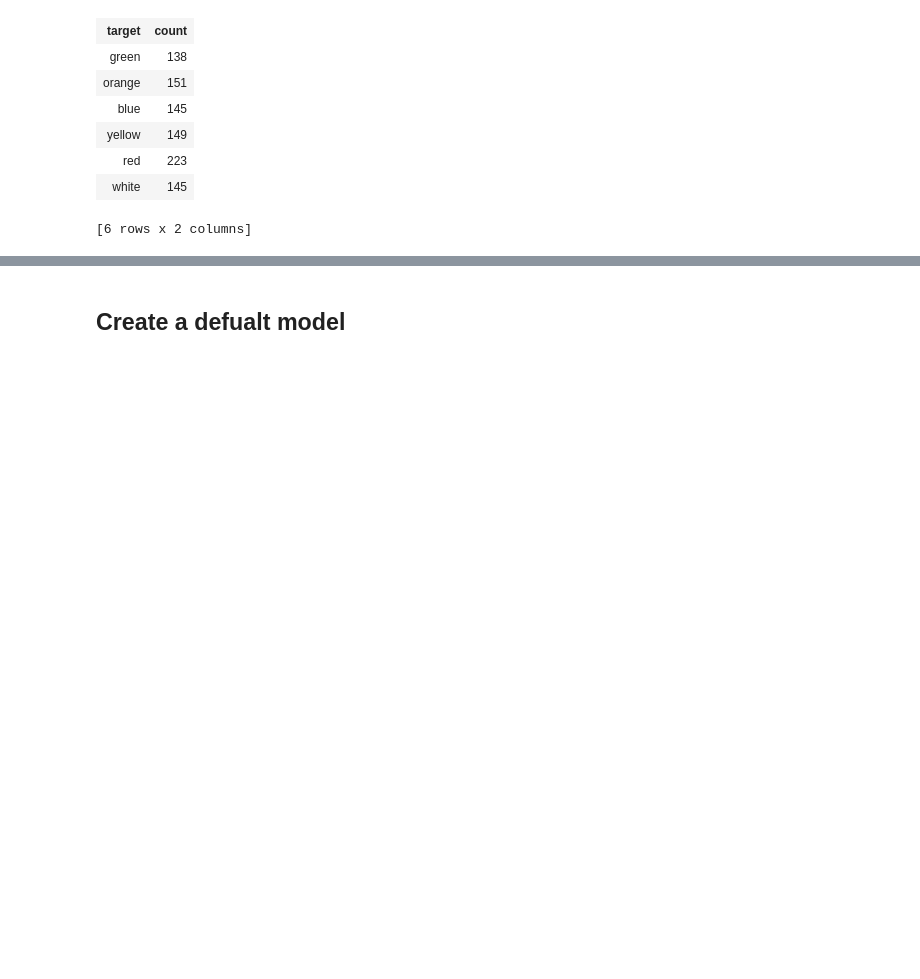
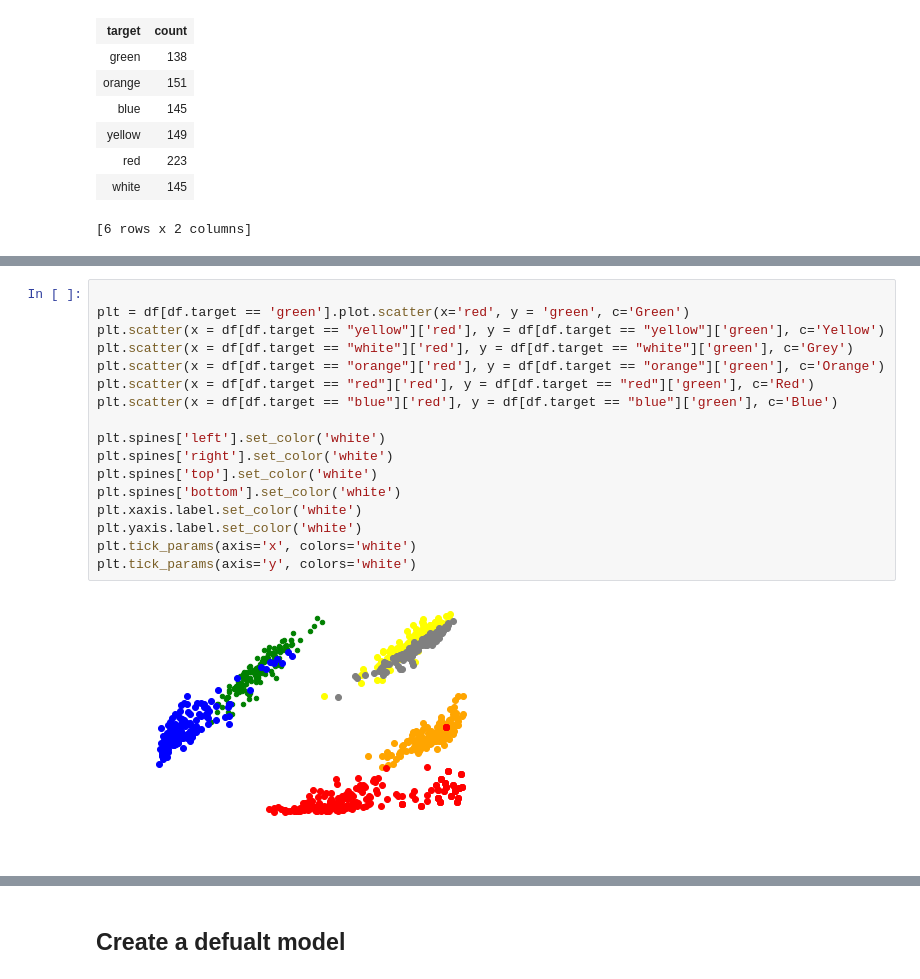
Before and after one commit to nlarsensmu/LearnedRubiks, a Jupyter notebook: Notebooks/Train Model for Colors.ipynb, the cells around one changed output, grey strips where cells are left out. Saved outputs shown, nothing was run; the diff lists cells and outputs as text; blank space fills up the shorter version.

```diff
--- a/Notebooks/Train Model for Colors.ipynb
+++ b/Notebooks/Train Model for Colors.ipynb
@@ -136,0 +104,19 @@ plt.scatter(x = df[df.target == "blue"]['blue'], y = df[df.target == "blue"]['gr
+# %%
+
+plt = df[df.target == 'green'].plot.scatter(x='red', y = 'green', c='Green')
+plt.scatter(x = df[df.target == "yellow"]['red'], y = df[df.target == "yellow"]['green'], c='Yellow')
+plt.scatter(x = df[df.target == "white"]['red'], y = df[df.target == "white"]['green'], c='Grey')
+plt.scatter(x = df[df.target == "orange"]['red'], y = df[df.target == "orange"]['green'], c='Orange')
+plt.scatter(x = df[df.target == "red"]['red'], y = df[df.target == "red"]['green'], c='Red')
+plt.scatter(x = df[df.target == "blue"]['red'], y = df[df.target == "blue"]['green'], c='Blue')
+
+plt.spines['left'].set_color('white')
+plt.spines['right'].set_color('white')
+plt.spines['top'].set_color('white')
+plt.spines['bottom'].set_color('white')
+plt.xaxis.label.set_color('white')
+plt.yaxis.label.set_color('white')
+plt.tick_params(axis='x', colors='white')
+plt.tick_params(axis='y', colors='white')
+# %% [output]
+[figure, added]
```
Also changed, not shown: parts of 15 cells of this notebook, 3 other files.
